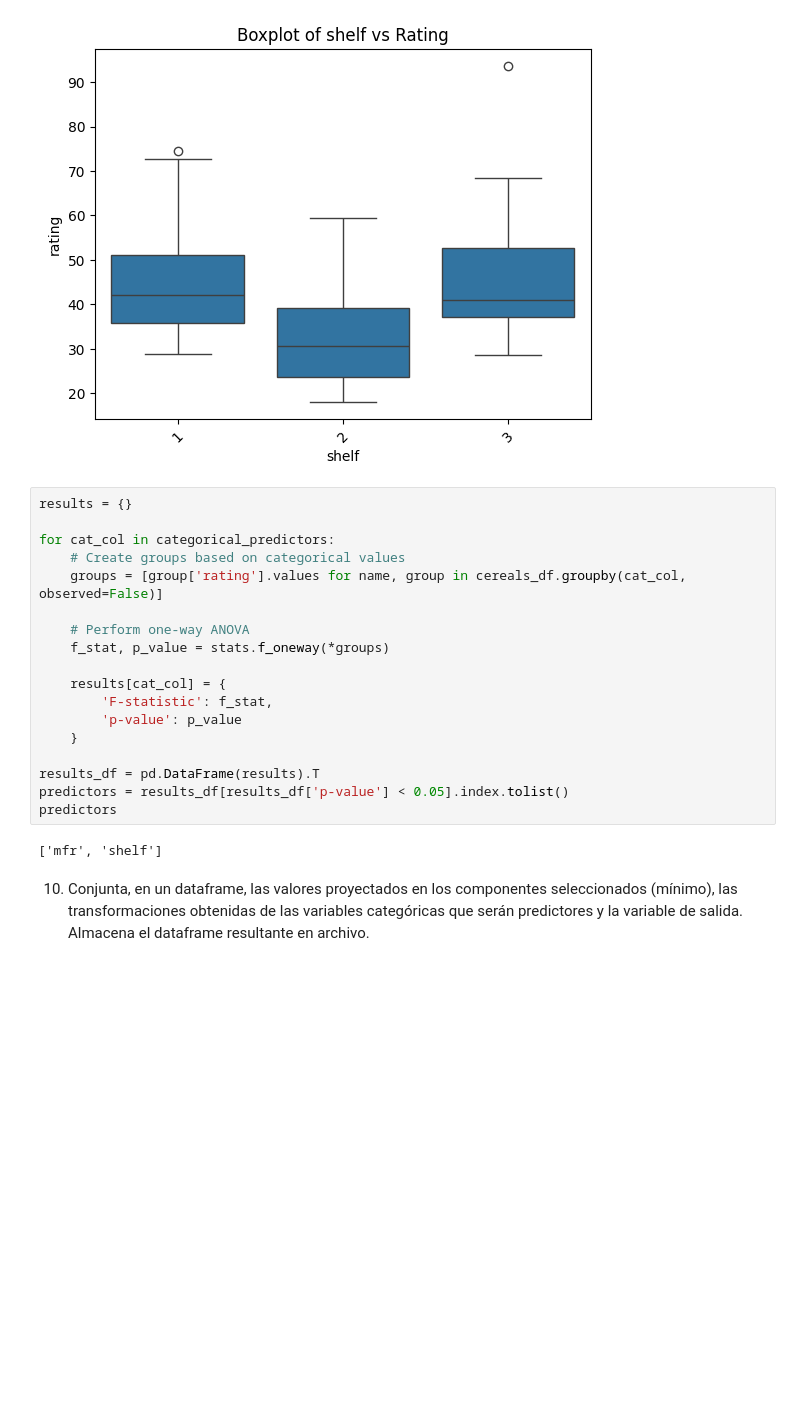
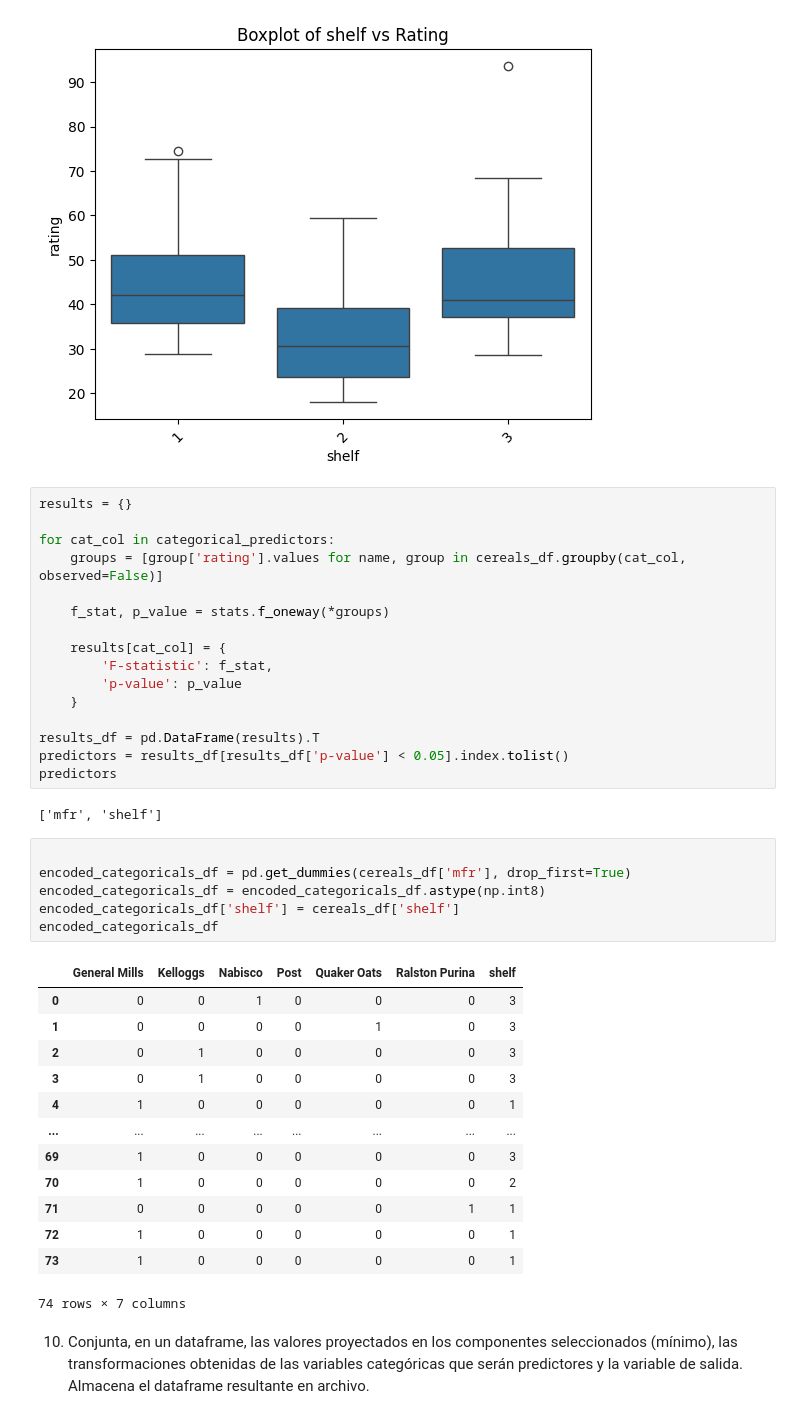
Before and after one commit to Janet16180/grupo_6_ciencia_de_datos, a Jupyter notebook: Actividad7PCA.ipynb, the cells around one changed output. Cells and saved outputs as stored; diff of their text form; blank space fills up the shorter version.

```diff
--- a/Actividad7PCA.ipynb
+++ b/Actividad7PCA.ipynb
@@ -366,10 +445,8 @@ for var in categorical_predictors:
 results = {}
 
 for cat_col in categorical_predictors:
-    # Create groups based on categorical values
     groups = [group['rating'].values for name, group in cereals_df.groupby(cat_col, observed=False)]
 
-    # Perform one-way ANOVA
     f_stat, p_value = stats.f_oneway(*groups)
 
     results[cat_col] = {
@@ -382,5 +459,25 @@ predictors = results_df[results_df['p-value'] < 0.05].index.tolist()
 predictors
 # %% [output]
 ['mfr', 'shelf']
+# %%
+
+encoded_categoricals_df = pd.get_dummies(cereals_df['mfr'], drop_first=True)
+encoded_categoricals_df = encoded_categoricals_df.astype(np.int8)
+encoded_categoricals_df['shelf'] = cereals_df['shelf']
+encoded_categoricals_df
+# %% [output]
+|  | General Mills | Kelloggs | Nabisco | Post | Quaker Oats | Ralston Purina | shelf |
+| 0 | 0 | 0 | 1 | 0 | 0 | 0 | 3 |
+| 1 | 0 | 0 | 0 | 0 | 1 | 0 | 3 |
+| 2 | 0 | 1 | 0 | 0 | 0 | 0 | 3 |
+| 3 | 0 | 1 | 0 | 0 | 0 | 0 | 3 |
+| 4 | 1 | 0 | 0 | 0 | 0 | 0 | 1 |
+| ... | ... | ... | ... | ... | ... | ... | ... |
+| 69 | 1 | 0 | 0 | 0 | 0 | 0 | 3 |
+| 70 | 1 | 0 | 0 | 0 | 0 | 0 | 2 |
+| 71 | 0 | 0 | 0 | 0 | 0 | 1 | 1 |
+| 72 | 1 | 0 | 0 | 0 | 0 | 0 | 1 |
+| 73 | 1 | 0 | 0 | 0 | 0 | 0 | 1 |
+74 rows × 7 columns
 # %% [markdown]
 10. Conjunta, en un dataframe, las valores proyectados en los componentes seleccionados (mínimo), las transformaciones obtenidas de las variables categóricas que serán predictores y la variable de salida. Almacena el dataframe resultante en archivo.
```
Also changed, not shown: parts of 14 cells of this notebook.
